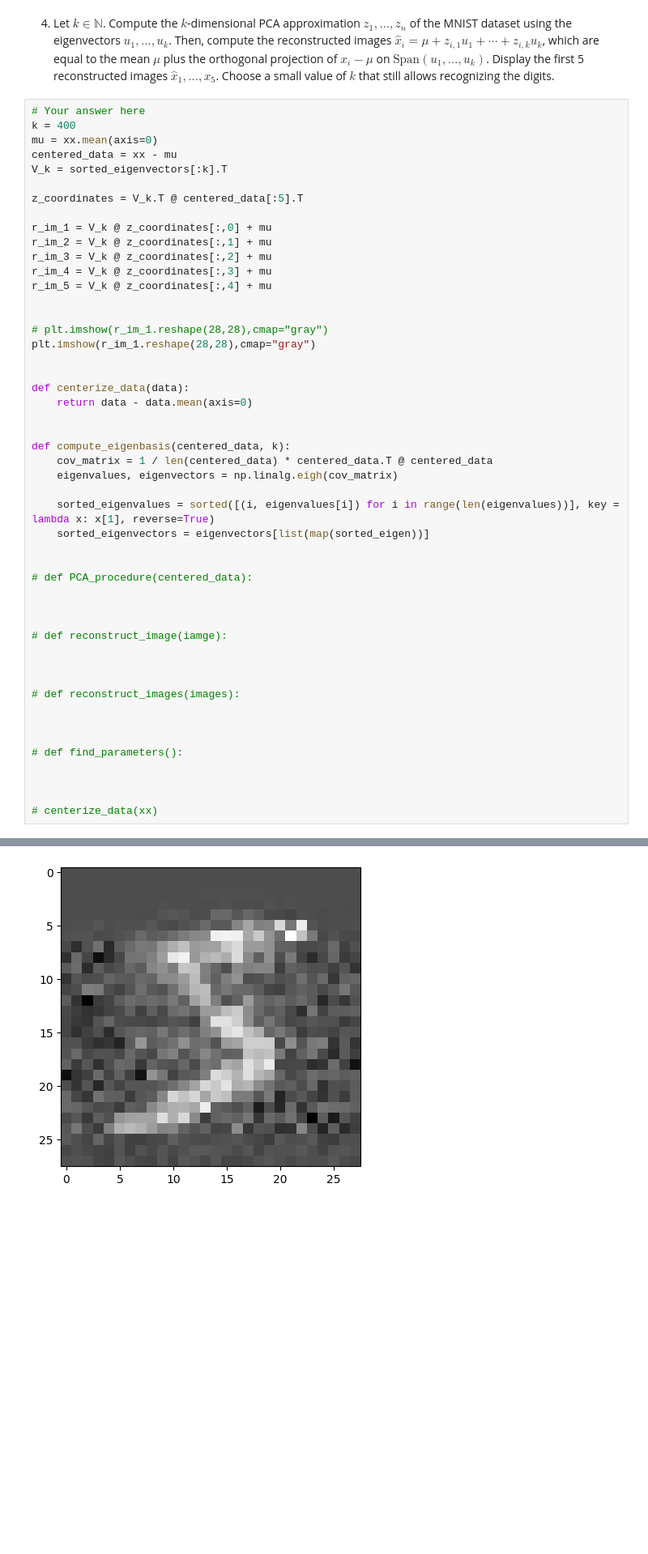
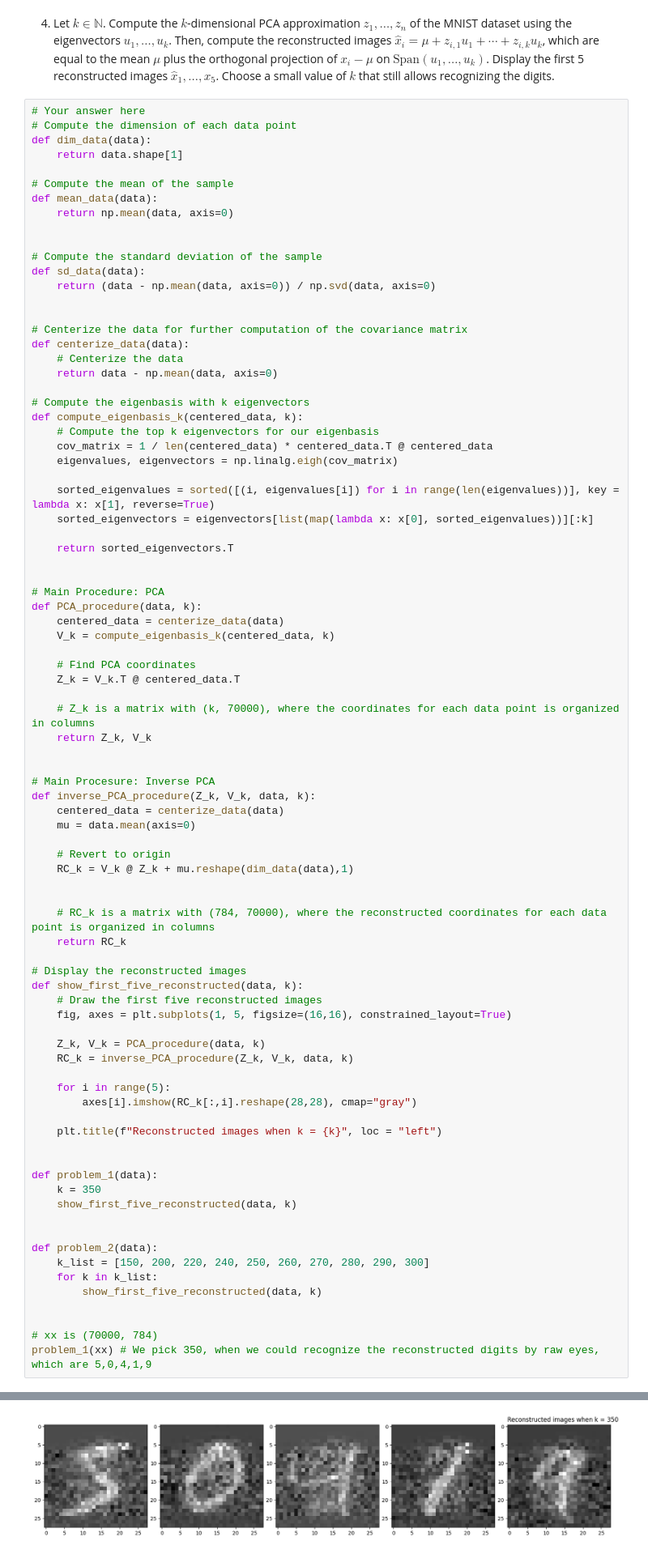
Before and after one commit to AlexMan2000/NYU-Master-Program, a Jupyter notebook: DS-GA-1014/Homeworks/hw7/mnist_pca/mnist_pca.ipynb, the cells around one changed output, grey strips where cells are left out. Shown: that part at 81% size. Cells and saved outputs as stored; diff of their text form; blank space fills up the shorter version.

```diff
--- a/DS-GA-1014/Homeworks/hw7/mnist_pca/mnist_pca.ipynb
+++ b/DS-GA-1014/Homeworks/hw7/mnist_pca/mnist_pca.ipynb
@@ -97,51 +97,86 @@ for i in range(4):
 4) Let $k \in \mathbb N$. Compute the $k$-dimensional PCA approximation $z_1, \dots, z_n$ of the MNIST dataset using the eigenvectors $u_1, \dots, u_k$. Then, compute the reconstructed images $\hat x_i = \mu + z_{i,1} u_1 + \cdots + z_{i,k} u_k$, which are equal to the mean $\mu$ plus the orthogonal projection of $x_i - \mu$ on $\mathrm{Span}(u_1, \dots, u_k)$. Display the first 5 reconstructed images $\hat x_1, \dots, \hat x_5$. Choose a small value of $k$ that still allows recognizing the digits.
 # %%
 # Your answer here
-k = 400
-mu = xx.mean(axis=0)
-centered_data = xx - mu
-V_k = sorted_eigenvectors[:k].T
+# Compute the dimension of each data point
+def dim_data(data):
+    return data.shape[1]
 
-z_coordinates = V_k.T @ centered_data[:5].T
-
-r_im_1 = V_k @ z_coordinates[:,0] + mu
-r_im_2 = V_k @ z_coordinates[:,1] + mu
-r_im_3 = V_k @ z_coordinates[:,2] + mu
-r_im_4 = V_k @ z_coordinates[:,3] + mu
-r_im_5 = V_k @ z_coordinates[:,4] + mu
+# Compute the mean of the sample
+def mean_data(data):
+    return np.mean(data, axis=0)
 
 
-# plt.imshow(r_im_1.reshape(28,28),cmap="gray")
-plt.imshow(r_im_1.reshape(28,28),cmap="gray")
+# Compute the standard deviation of the sample
+def sd_data(data):
+    return (data - np.mean(data, axis=0)) / np.svd(data, axis=0)
 
 
+# Centerize the data for further computation of the covariance matrix
 def centerize_data(data):
-    return data - data.mean(axis=0)
+    # Centerize the data
+    return data - np.mean(data, axis=0)
 
-
-def compute_eigenbasis(centered_data, k):
+# Compute the eigenbasis with k eigenvectors
+def compute_eigenbasis_k(centered_data, k):
+    # Compute the top k eigenvectors for our eigenbasis
     cov_matrix = 1 / len(centered_data) * centered_data.T @ centered_data
     eigenvalues, eigenvectors = np.linalg.eigh(cov_matrix)
 
     sorted_eigenvalues = sorted([(i, eigenvalues[i]) for i in range(len(eigenvalues))], key = lambda x: x[1], reverse=True)
-    sorted_eigenvectors = eigenvectors[list(map(sorted_eigen))]
+    sorted_eigenvectors = eigenvectors[list(map(lambda x: x[0], sorted_eigenvalues))][:k]
+
+    return sorted_eigenvectors.T
 
 
-# def PCA_procedure(centered_data):
+# Main Procedure: PCA
+def PCA_procedure(data, k):
+    centered_data = centerize_data(data)
+    V_k = compute_eigenbasis_k(centered_data, k)
+
+    # Find PCA coordinates
+    Z_k = V_k.T @ centered_data.T
+
+    # Z_k is a matrix with (k, 70000), where the coordinates for each data point is organized in columns
+    return Z_k, V_k
 
 
+# Main Procesure: Inverse PCA
+def inverse_PCA_procedure(Z_k, V_k, data, k):
+    centered_data = centerize_data(data)
+    mu = data.mean(axis=0)
 
-# def reconstruct_image(iamge):
+    # Revert to origin
+    RC_k = V_k @ Z_k + mu.reshape(dim_data(data),1)
 
 
+    # RC_k is a matrix with (784, 70000), where the reconstructed coordinates for each data point is organized in columns
+    return RC_k
 
-# def reconstruct_images(images):
+# Display the reconstructed images
+def show_first_five_reconstructed(data, k):
+    # Draw the first five reconstructed images
+    fig, axes = plt.subplots(1, 5, figsize=(16,16), constrained_layout=True)
+
+    Z_k, V_k = PCA_procedure(data, k)
+    RC_k = inverse_PCA_procedure(Z_k, V_k, data, k)
+
+    for i in range(5):
+        axes[i].imshow(RC_k[:,i].reshape(28,28), cmap="gray")
+
+    plt.title(f"Reconstructed images when k = {k}", loc = "left")
 
 
-
-# def find_parameters():
+def problem_1(data):
+    k = 350
+    show_first_five_reconstructed(data, k)
 
 
+def problem_2(data):
+    k_list = [150, 200, 220, 240, 250, 260, 270, 280, 290, 300]
+    for k in k_list:
+        show_first_five_reconstructed(data, k)
 
-# centerize_data(xx)
+
+# xx is (70000, 784)
+problem_1(xx) # We pick 350, when we could recognize the reconstructed digits by raw eyes, which are 5,0,4,1,9
 # %% [output]
@@ -149 +183 @@ def compute_eigenbasis(centered_data, k):
-[figure, old version]
+[figure, new version]
```
Also changed, not shown: parts of 5 cells of this notebook, 8 other files.
